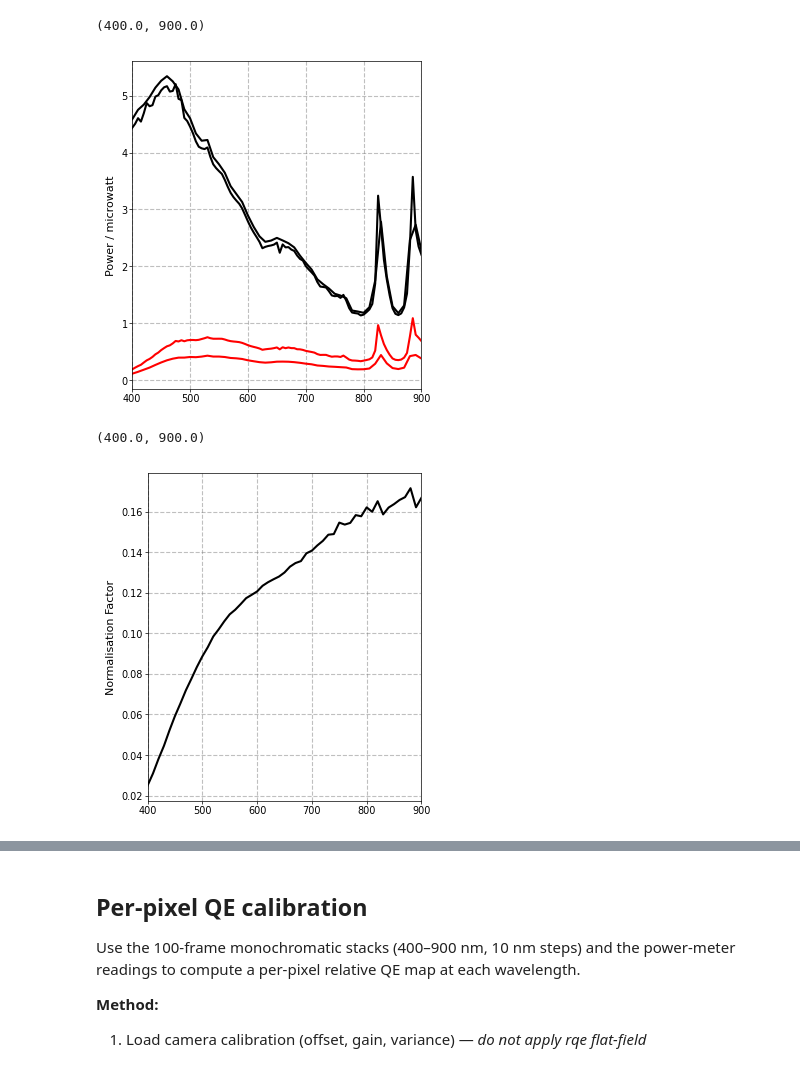
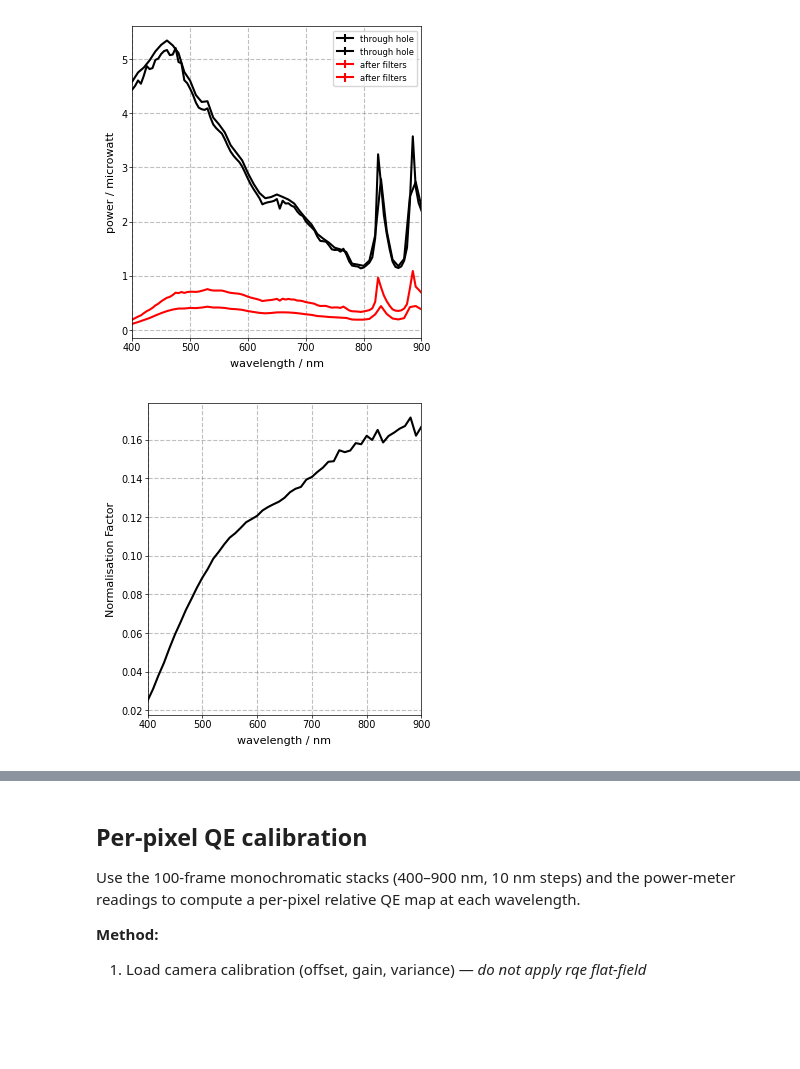
Before and after one commit to JBeckwith/pyS3M, a Jupyter notebook: notebooks/calibration/sCMOS_QE_Calibration_ZWO.ipynb, the cells around one changed output, grey strips where cells are left out. Drawn from its saved outputs; the diff is of its cells as text; code cells hidden in the pictures; blank space fills up the shorter version.

```diff
--- a/notebooks/calibration/sCMOS_QE_Calibration_ZWO.ipynb
+++ b/notebooks/calibration/sCMOS_QE_Calibration_ZWO.ipynb
@@ -69,19 +69,23 @@ for i, directory in enumerate(directories_filter):
 # %%
 fig, axs = plotter.one_column_plot()
 
 for i in np.arange(len(directories_hole)):
-    axs.errorbar(wavelength_hole[i], power_meter_hole[i][0, :]*1e6, yerr=power_meter_hole[i][1, :], color='k')
+    axs.errorbar(wavelength_hole[i], power_meter_hole[i][0, :]*1e6, yerr=power_meter_hole[i][1, :], color='k', label='through hole')
 
 for i in np.arange(len(directories_filter)):
-    axs.errorbar(wavelength_filter[i], power_meter_filter[i][0, :]*1e6, yerr=power_meter_filter[i][1, :], color='red')
+    axs.errorbar(wavelength_filter[i], power_meter_filter[i][0, :]*1e6, yerr=power_meter_filter[i][1, :], color='red', label='after filters')
 
 
-axs.set_ylabel('Power / microwatt')
+axs.set_ylabel('power / microwatt')
+axs.set_xlabel('wavelength / nm')
 axs.grid(True, ls='--', alpha=0.5, color='gray')
 axs.set_xlim([400, 900])
+axs.legend(loc='best')
+
+folder = '/home/jbeckwith/Documents/pCloud/Chemistry/Lee/Talks+Posters/Subgroup/20260427/'
+plt.savefig(os.path.join(folder, 'Power_DifferentDays.svg'), dpi=600, format='svg')
 # %% [output]
-(400.0, 900.0)
-[figure, old version]
+[figure, new version]
 # %%
 power_calibration = power_meter_filter[0][0,:]/power_meter_hole[0][0,:]
 # %%
@@ -90,8 +94,10 @@ fig, axs = plotter.one_column_plot()
 axs.plot(wavelength_filter[0], power_calibration, 'k')
 
 axs.set_ylabel('Normalisation Factor')
+axs.set_xlabel('wavelength / nm')
 axs.grid(True, ls='--', alpha=0.5, color='gray')
 axs.set_xlim([400, 900])
+folder = '/home/jbeckwith/Documents/pCloud/Chemistry/Lee/Talks+Posters/Subgroup/20260427/'
+plt.savefig(os.path.join(folder, 'Normalisation_Factor.svg'), dpi=600, format='svg')
 # %% [output]
-(400.0, 900.0)
-[figure, old version]
+[figure, new version]
```
Also changed, not shown: parts of 20 cells of this notebook, 6 other files.
